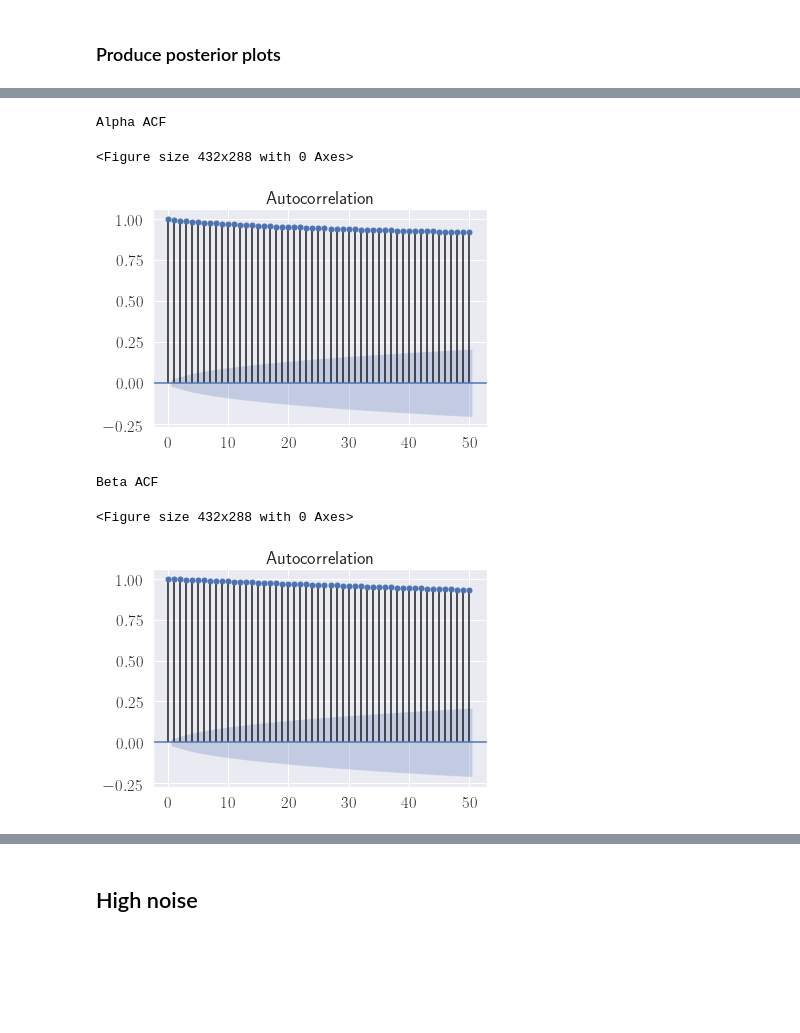
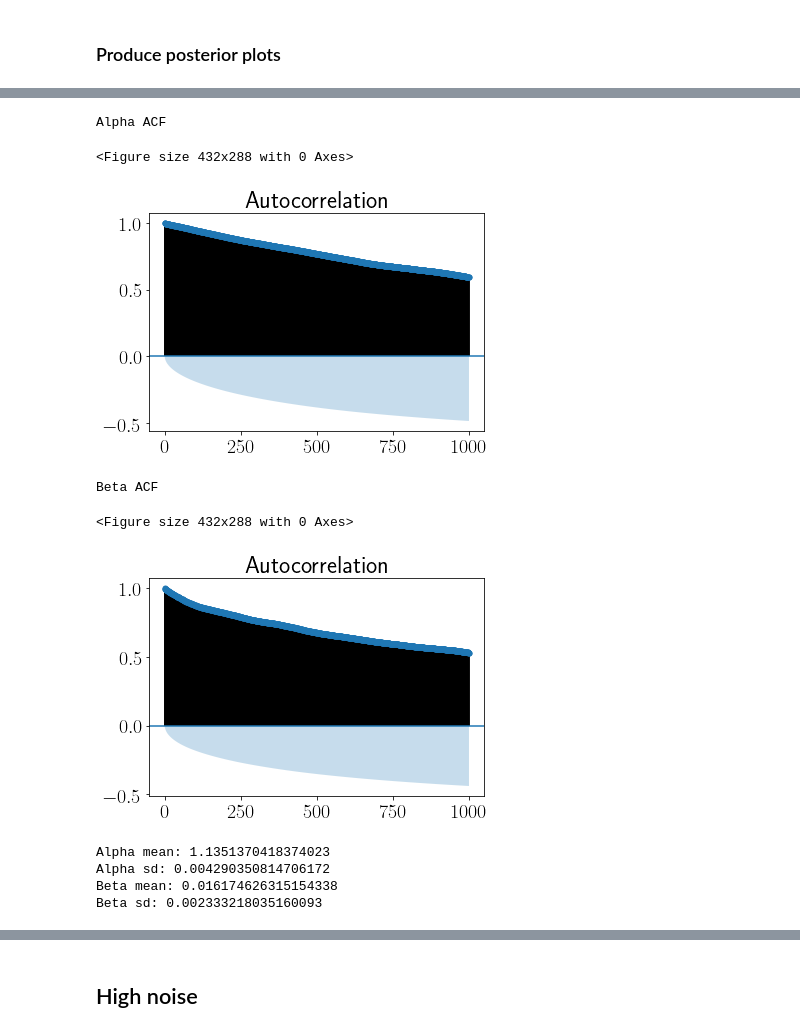
Before and after one commit to YannisZa/stochastic-travel-demand-modelling, a Jupyter notebook: notebooks/commuter_data_sandbox.ipynb, the cells around one changed output, grey strips where cells are left out. Cells and saved outputs as stored; diff of their text form; code cells hidden in the pictures; blank space fills up the shorter version.

```diff
--- a/notebooks/commuter_data_sandbox.ipynb
+++ b/notebooks/commuter_data_sandbox.ipynb
@@ -361,10 +392,10 @@ Beta ACF
 ### Produce posterior plots
 # %%
 # Choose whether to save the plot or not
-low_save = True
+low_save = False
 
 # Last iteration
-last_it = 8000
+last_it = -1
 # %%
 samples = np.loadtxt(os.path.join(rd,f"data/output/{dataset}/inverse_problem/{constrained}_low_noise_theta_samples{cost_matrix_file_extension}.txt"))
 samples2 = np.loadtxt(os.path.join(rd,f"data/output/{dataset}/inverse_problem/{constrained}_low_noise_logsize_samples{cost_matrix_file_extension}.txt"))
@@ -405,17 +436,17 @@ Beta posterior
 # %%
 plt.figure(0)
 print('Alpha ACF')
-sm.graphics.tsa.plot_acf(samples[:last_it,0], lags=50)
+sm.graphics.tsa.plot_acf(samples[:last_it,0], lags=1000)
 plt.show()
 
 plt.figure(1)
 print('Beta ACF')
-sm.graphics.tsa.plot_acf(samples[:last_it,1], lags=50)
+sm.graphics.tsa.plot_acf(samples[:last_it,1], lags=1000)
 plt.show()
 # %% [output]
 Alpha ACF
 <Figure size 432x288 with 0 Axes>
-[figure, old version]
+[figure, new version]
 Beta ACF
 <Figure size 432x288 with 0 Axes>
-[figure, old version]
+[figure, new version]
@@ -430,0 +453,14 @@ np.exp(posterior_xd_mean-3*posterior_xd_sd)
+# %%
+alpha_mean = np.dot(samples3, samples[:, 0])/np.sum(samples3)
+alpha_sd = np.sqrt(np.dot(samples3, samples[:, 0]**2)/np.sum(samples3) - alpha_mean**2)
+print("Alpha mean: " + str(alpha_mean))
+print("Alpha sd: " + str(alpha_sd))
+beta_mean = np.dot(samples3, samples[:, 1])/np.sum(samples3)
+beta_sd = np.sqrt(np.dot(samples3, samples[:, 1]**2)/np.sum(samples3) - beta_mean**2)
+print("Beta mean: " + str(beta_mean))
+print("Beta sd: " + str(beta_sd))
+# %% [output]
+Alpha mean: 1.1351370418374023
+Alpha sd: 0.004290350814706172
+Beta mean: 0.016174626315154338
+Beta sd: 0.002333218035160093
```
Also changed, not shown: parts of 67 cells of this notebook, 4 other files.
